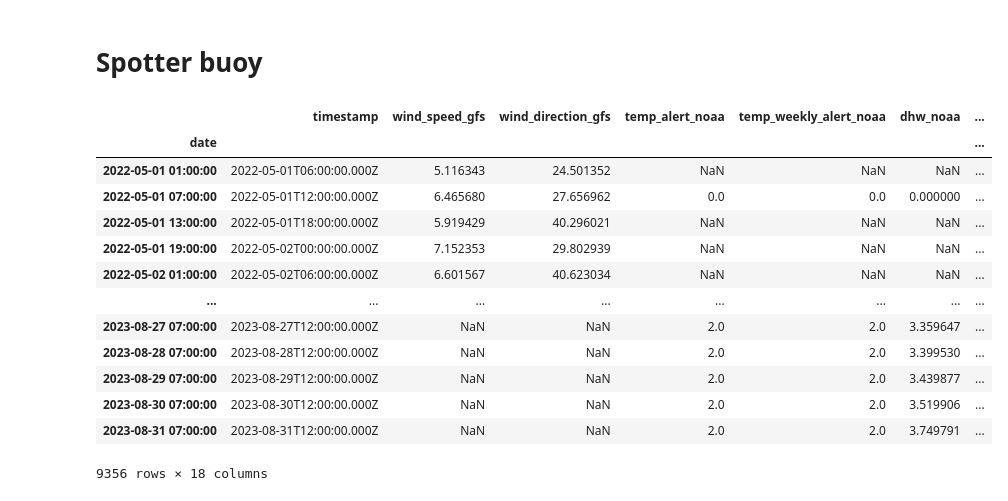
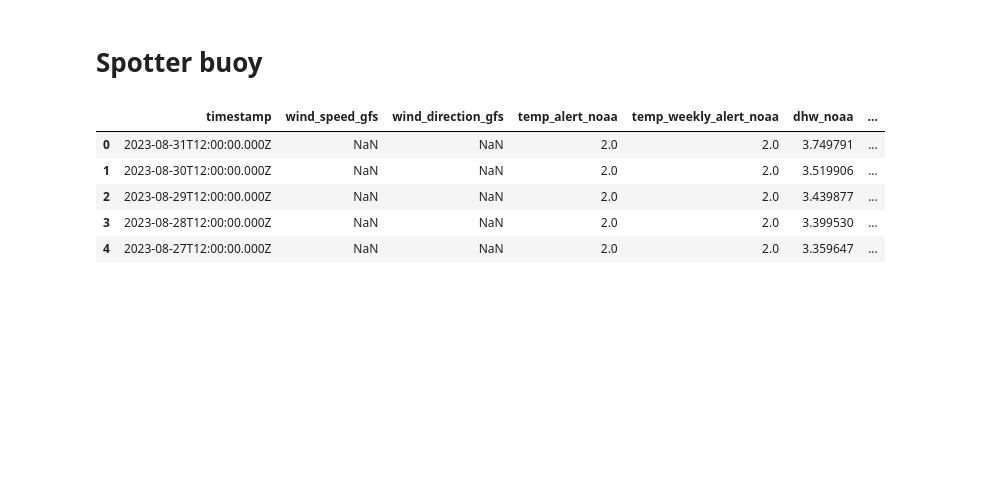
Before and after one commit to oceanicos-dev-org/oceanicospy, a Jupyter notebook: examples/reading_field_data.ipynb, the cells around one changed output. Saved outputs shown, nothing was run; the diff lists cells and outputs as text; code cells hidden in the pictures; blank space fills up the shorter version.

```diff
--- a/examples/reading_field_data.ipynb
+++ b/examples/reading_field_data.ipynb
@@ -459,25 +482,26 @@ current_dir.head()
 # Spotter buoy
 # %%
 csv_files_spotter = glob.glob('../data/observations/Buoy/*.csv')
-dict_spotter_sources = dict()
+dict_raw_spotter_sources = dict()
+dict_clean_spotter_sources = dict()
 for csv_file in csv_files_spotter:
-    spotter_object = Buoy(csv_file)
-    dict_spotter_sources[csv_file.split('/')[-1].split('.')[0]] = spotter_object.get_raw_records()
+    if 'sofar' in csv_file:
+        sampling_spotter = dict(start_time=datetime(2025,5,11,0,0,0),
+                        end_time=datetime(2025,5,21,15,0,0))
+    else:
+        sampling_spotter = dict(start_time=datetime(2023,5,11,0,0,0),
+                                end_time=datetime(2023,5,21,15,0,0))
+
+    spotter_object = Buoy(csv_file,sampling_spotter)
+    dict_raw_spotter_sources[csv_file.split('/')[-1].split('.')[0]] = spotter_object.get_raw_records()
+    dict_clean_spotter_sources[csv_file.split('/')[-1].split('.')[0]] = spotter_object.get_clean_records()
 # %%
-dict_spotter_sources['spotter_data_aqualink']
+dict_raw_spotter_sources['spotter_data_aqualink'].head()
 # %% [output]
 |  | timestamp | wind_speed_gfs | wind_direction_gfs | temp_alert_noaa | temp_weekly_alert_noaa | dhw_noaa | ... |
-| date |  |  |  |  |  |  | ... |
-| 2022-05-01 01:00:00 | 2022-05-01T06:00:00.000Z | 5.116343 | 24.501352 | NaN | NaN | NaN | ... |
-| 2022-05-01 07:00:00 | 2022-05-01T12:00:00.000Z | 6.465680 | 27.656962 | 0.0 | 0.0 | 0.000000 | ... |
-| 2022-05-01 13:00:00 | 2022-05-01T18:00:00.000Z | 5.919429 | 40.296021 | NaN | NaN | NaN | ... |
-| 2022-05-01 19:00:00 | 2022-05-02T00:00:00.000Z | 7.152353 | 29.802939 | NaN | NaN | NaN | ... |
-| 2022-05-02 01:00:00 | 2022-05-02T06:00:00.000Z | 6.601567 | 40.623034 | NaN | NaN | NaN | ... |
-| ... | ... | ... | ... | ... | ... | ... | ... |
-| 2023-08-27 07:00:00 | 2023-08-27T12:00:00.000Z | NaN | NaN | 2.0 | 2.0 | 3.359647 | ... |
-| 2023-08-28 07:00:00 | 2023-08-28T12:00:00.000Z | NaN | NaN | 2.0 | 2.0 | 3.399530 | ... |
-| 2023-08-29 07:00:00 | 2023-08-29T12:00:00.000Z | NaN | NaN | 2.0 | 2.0 | 3.439877 | ... |
-| 2023-08-30 07:00:00 | 2023-08-30T12:00:00.000Z | NaN | NaN | 2.0 | 2.0 | 3.519906 | ... |
-| 2023-08-31 07:00:00 | 2023-08-31T12:00:00.000Z | NaN | NaN | 2.0 | 2.0 | 3.749791 | ... |
+| 0 | 2023-08-31T12:00:00.000Z | NaN | NaN | 2.0 | 2.0 | 3.749791 | ... |
+| 1 | 2023-08-30T12:00:00.000Z | NaN | NaN | 2.0 | 2.0 | 3.519906 | ... |
+| 2 | 2023-08-29T12:00:00.000Z | NaN | NaN | 2.0 | 2.0 | 3.439877 | ... |
+| 3 | 2023-08-28T12:00:00.000Z | NaN | NaN | 2.0 | 2.0 | 3.399530 | ... |
+| 4 | 2023-08-27T12:00:00.000Z | NaN | NaN | 2.0 | 2.0 | 3.359647 | ... |
-9356 rows × 18 columns
 # %%
```
Also changed, not shown: parts of 22 cells of this notebook, 8 other files.
